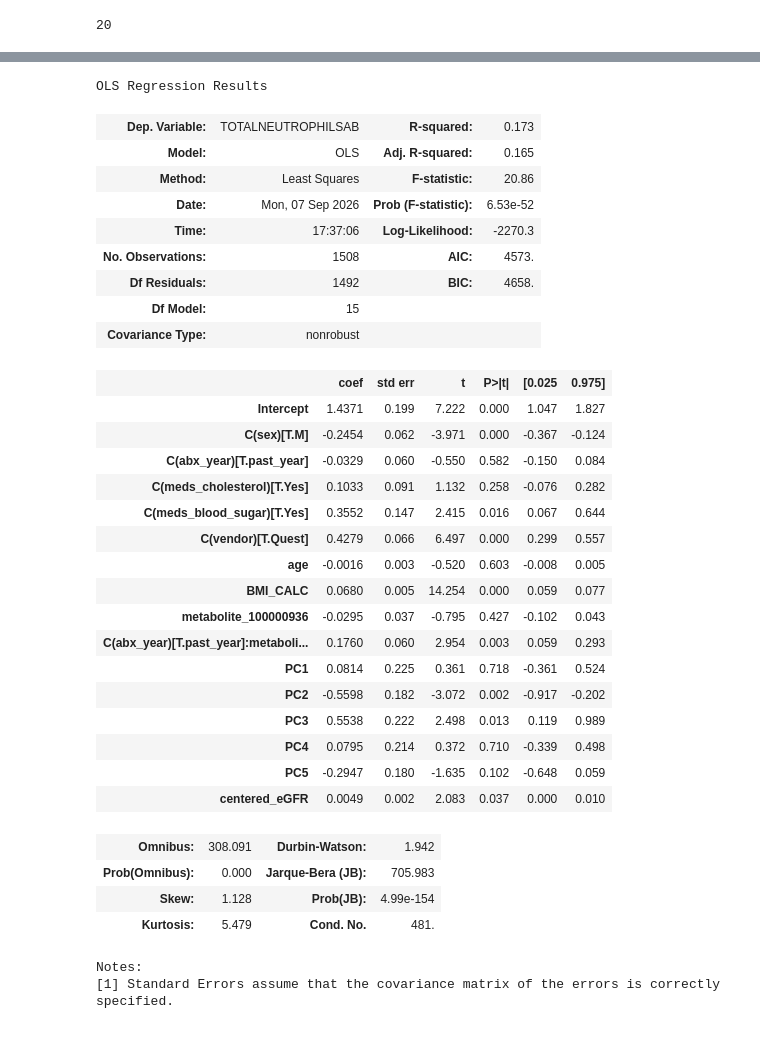
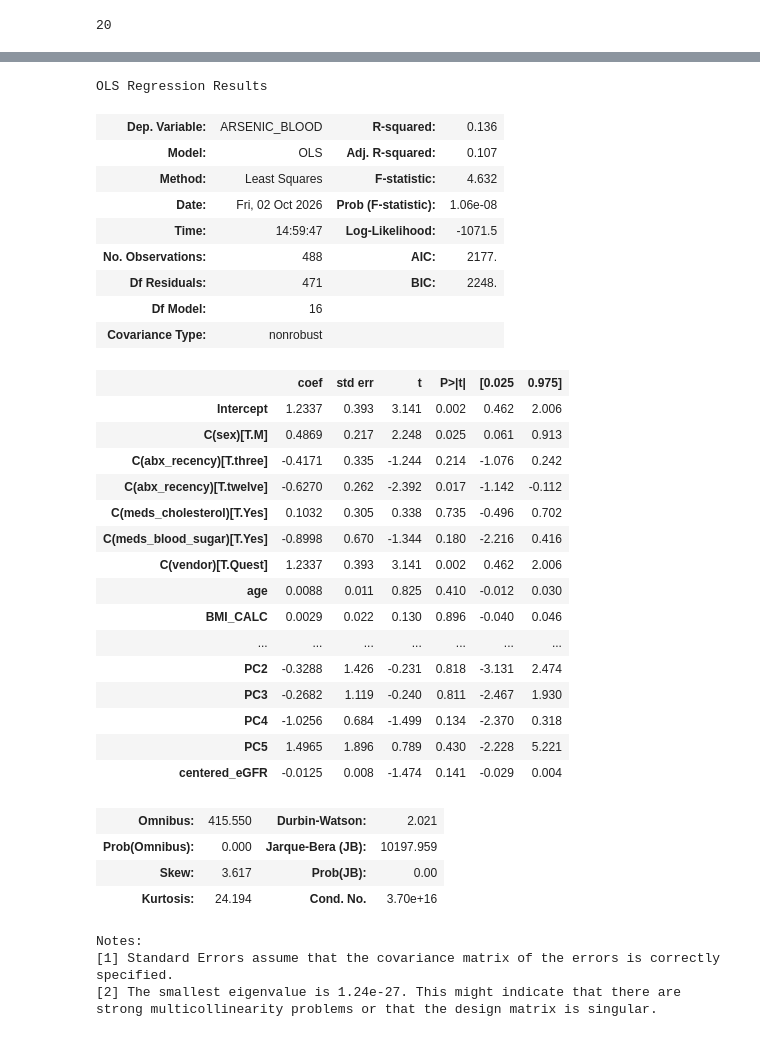
Before and after one commit to Gibbons-Lab/2026_cperez_antibiotic_recency, a Jupyter notebook: 05_chemistries_health/abx_metab_interaction_results.ipynb, the cells around one changed output, grey strips where cells are left out. Saved outputs shown, nothing was run; the diff lists cells and outputs as text; code cells hidden in the pictures.

```diff
--- a/05_chemistries_health/abx_metab_interaction_results.ipynb
+++ b/05_chemistries_health/abx_metab_interaction_results.ipynb
@@ -443,8 +418,8 @@ Length: 1599, dtype: float64
 # %%
-formula_lymphs_abs = ("LYMPHOCYTESABSOLUTE ~ C(sex) + age + BMI_CALC + C(abx_year)*metabolite_100000936 +"
+formula_year = ("ARSENIC_BLOOD ~ C(sex) + age + BMI_CALC + C(abx_year)*metabolite_565 +"
                       "C(meds_cholesterol) + C(meds_blood_sugar) + PC1 + PC2 + PC3 + PC4 + PC5+ "
                       "centered_eGFR + C(vendor)")
-formula_neut_abs = ("TOTALNEUTROPHILSAB ~ C(sex) + age + BMI_CALC + C(abx_year)*metabolite_100000936 +"
+formula_recency = ("ARSENIC_BLOOD ~ C(sex) + age + BMI_CALC + C(abx_recency)*metabolite_565 +"
                       "C(meds_cholesterol) + C(meds_blood_sugar) + PC1 + PC2 + PC3 + PC4 + PC5+ "
                       "centered_eGFR + C(vendor)")
 # %%
@@ -487,37 +464,38 @@ Notes:
 # %%
-model_neut_abs = smf.ols(formula_neut_abs, data=labs_mets).fit()
-model_neut_abs.summary()
+model_recency = smf.ols(formula_recency, data=labs_mets).fit()
+model_recency.summary()
 # %% [output]
 OLS Regression Results
-| Dep. Variable: | TOTALNEUTROPHILSAB | R-squared: | 0.173 |
-| Model: | OLS | Adj. R-squared: | 0.165 |
-| Method: | Least Squares | F-statistic: | 20.86 |
-| Date: | Mon, 07 Sep 2026 | Prob (F-statistic): | 6.53e-52 |
-| Time: | 17:37:06 | Log-Likelihood: | -2270.3 |
-| No. Observations: | 1508 | AIC: | 4573. |
-| Df Residuals: | 1492 | BIC: | 4658. |
-| Df Model: | 15 |  |  |
+| Dep. Variable: | ARSENIC_BLOOD | R-squared: | 0.136 |
+| Model: | OLS | Adj. R-squared: | 0.107 |
+| Method: | Least Squares | F-statistic: | 4.632 |
+| Date: | Fri, 02 Oct 2026 | Prob (F-statistic): | 1.06e-08 |
+| Time: | 14:59:47 | Log-Likelihood: | -1071.5 |
+| No. Observations: | 488 | AIC: | 2177. |
+| Df Residuals: | 471 | BIC: | 2248. |
+| Df Model: | 16 |  |  |
 | Covariance Type: | nonrobust |  |  |
 |  | coef | std err | t | P>|t| | [0.025 | 0.975] |
-| Intercept | 1.4371 | 0.199 | 7.222 | 0.000 | 1.047 | 1.827 |
-| C(sex)[T.M] | -0.2454 | 0.062 | -3.971 | 0.000 | -0.367 | -0.124 |
-| C(abx_year)[T.past_year] | -0.0329 | 0.060 | -0.550 | 0.582 | -0.150 | 0.084 |
-| C(meds_cholesterol)[T.Yes] | 0.1033 | 0.091 | 1.132 | 0.258 | -0.076 | 0.282 |
-| C(meds_blood_sugar)[T.Yes] | 0.3552 | 0.147 | 2.415 | 0.016 | 0.067 | 0.644 |
-| C(vendor)[T.Quest] | 0.4279 | 0.066 | 6.497 | 0.000 | 0.299 | 0.557 |
-| age | -0.0016 | 0.003 | -0.520 | 0.603 | -0.008 | 0.005 |
-| BMI_CALC | 0.0680 | 0.005 | 14.254 | 0.000 | 0.059 | 0.077 |
-| metabolite_100000936 | -0.0295 | 0.037 | -0.795 | 0.427 | -0.102 | 0.043 |
-| C(abx_year)[T.past_year]:metaboli... | 0.1760 | 0.060 | 2.954 | 0.003 | 0.059 | 0.293 |
-| PC1 | 0.0814 | 0.225 | 0.361 | 0.718 | -0.361 | 0.524 |
-| PC2 | -0.5598 | 0.182 | -3.072 | 0.002 | -0.917 | -0.202 |
-| PC3 | 0.5538 | 0.222 | 2.498 | 0.013 | 0.119 | 0.989 |
-| PC4 | 0.0795 | 0.214 | 0.372 | 0.710 | -0.339 | 0.498 |
-| PC5 | -0.2947 | 0.180 | -1.635 | 0.102 | -0.648 | 0.059 |
-| centered_eGFR | 0.0049 | 0.002 | 2.083 | 0.037 | 0.000 | 0.010 |
+| Intercept | 1.2337 | 0.393 | 3.141 | 0.002 | 0.462 | 2.006 |
+| C(sex)[T.M] | 0.4869 | 0.217 | 2.248 | 0.025 | 0.061 | 0.913 |
+| C(abx_recency)[T.three] | -0.4171 | 0.335 | -1.244 | 0.214 | -1.076 | 0.242 |
+| C(abx_recency)[T.twelve] | -0.6270 | 0.262 | -2.392 | 0.017 | -1.142 | -0.112 |
+| C(meds_cholesterol)[T.Yes] | 0.1032 | 0.305 | 0.338 | 0.735 | -0.496 | 0.702 |
+| C(meds_blood_sugar)[T.Yes] | -0.8998 | 0.670 | -1.344 | 0.180 | -2.216 | 0.416 |
+| C(vendor)[T.Quest] | 1.2337 | 0.393 | 3.141 | 0.002 | 0.462 | 2.006 |
+| age | 0.0088 | 0.011 | 0.825 | 0.410 | -0.012 | 0.030 |
+| BMI_CALC | 0.0029 | 0.022 | 0.130 | 0.896 | -0.040 | 0.046 |
+| ... | ... | ... | ... | ... | ... | ... |
+| PC2 | -0.3288 | 1.426 | -0.231 | 0.818 | -3.131 | 2.474 |
+| PC3 | -0.2682 | 1.119 | -0.240 | 0.811 | -2.467 | 1.930 |
+| PC4 | -1.0256 | 0.684 | -1.499 | 0.134 | -2.370 | 0.318 |
+| PC5 | 1.4965 | 1.896 | 0.789 | 0.430 | -2.228 | 5.221 |
+| centered_eGFR | -0.0125 | 0.008 | -1.474 | 0.141 | -0.029 | 0.004 |
-| Omnibus: | 308.091 | Durbin-Watson: | 1.942 |
-| Prob(Omnibus): | 0.000 | Jarque-Bera (JB): | 705.983 |
-| Skew: | 1.128 | Prob(JB): | 4.99e-154 |
-| Kurtosis: | 5.479 | Cond. No. | 481. |
+| Omnibus: | 415.550 | Durbin-Watson: | 2.021 |
+| Prob(Omnibus): | 0.000 | Jarque-Bera (JB): | 10197.959 |
+| Skew: | 3.617 | Prob(JB): | 0.00 |
+| Kurtosis: | 24.194 | Cond. No. | 3.70e+16 |
 Notes:
 [1] Standard Errors assume that the covariance matrix of the errors is correctly specified.
+[2] The smallest eigenvalue is 1.24e-27. This might indicate that there are
+strong multicollinearity problems or that the design matrix is singular.
```
Also changed, not shown: parts of 18 cells of this notebook, 23 other files.
